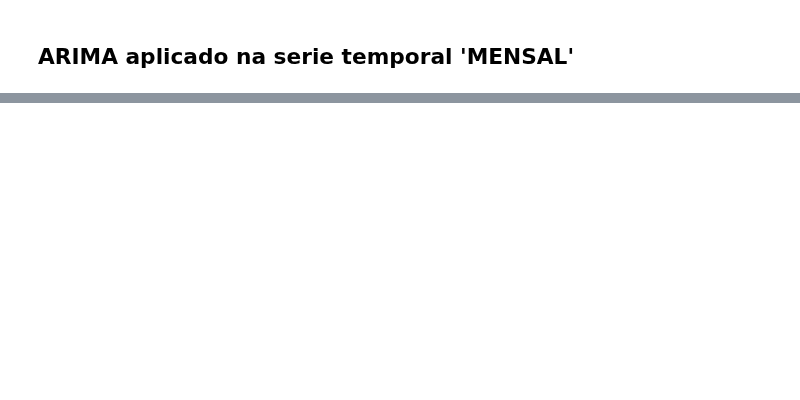
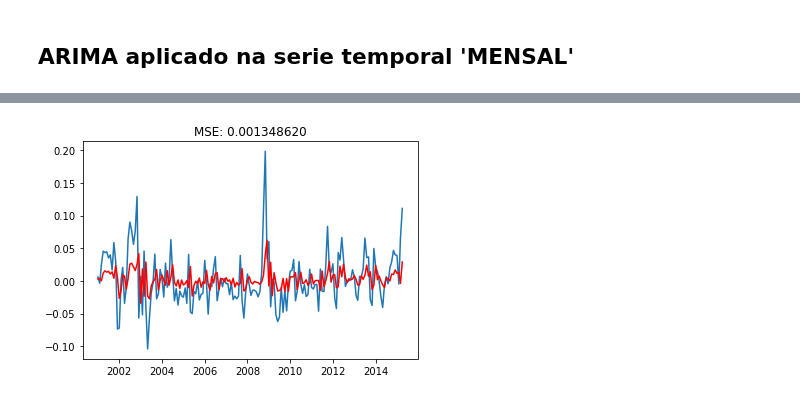
Before and after one commit to jorgealmeidajr/tcc-senai-timeseries, a Jupyter notebook: src/timeseries01-arima.ipynb, the cells around one changed output, grey strips where cells are left out. Saved outputs shown, nothing was run; the diff lists cells and outputs as text; code cells hidden in the pictures; blank space fills up the shorter version.

```diff
--- a/src/timeseries01-arima.ipynb
+++ b/src/timeseries01-arima.ipynb
@@ -103,19 +148,21 @@ timeseries.plot_train_and_test(train, test)
 # %%
 # depois do Grid Search
 # Melhores parametros: ARIMA(0, 1, 1)
 arima_params = (0, 1, 1)
 
 model = ARIMA(train, order=arima_params)
 results_ARIMA = model.fit(disp=-1)
 
 #arima.print_dataframe_info(results_ARIMA.fittedvalues)
 
 train_size = int(len(ts_transform['ts_log_diff']) * constants.PORCENTAGEM)
-ts_train = ts_transform['ts_log_diff'][0:train_size-1]
+ts_train = ts_transform['ts_log_diff'][0:train_size]
 
 #arima.print_dataframe_info(ts_train)
 
 timeseries.plot_train_and_arima(ts_train, results_ARIMA)
+# %% [output]
+[figure, added]
 # %%
 predictions_ARIMA_diff = pd.Series(results_ARIMA.fittedvalues, copy=True)
 
```
Also changed, not shown: parts of 11 cells of this notebook, 6 other files.
